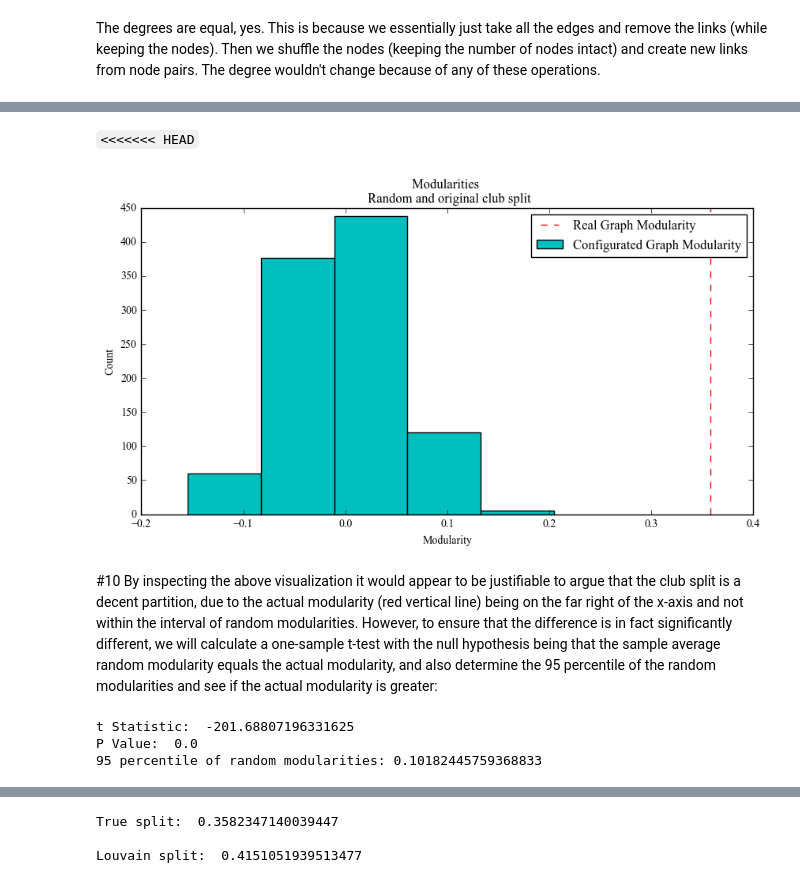
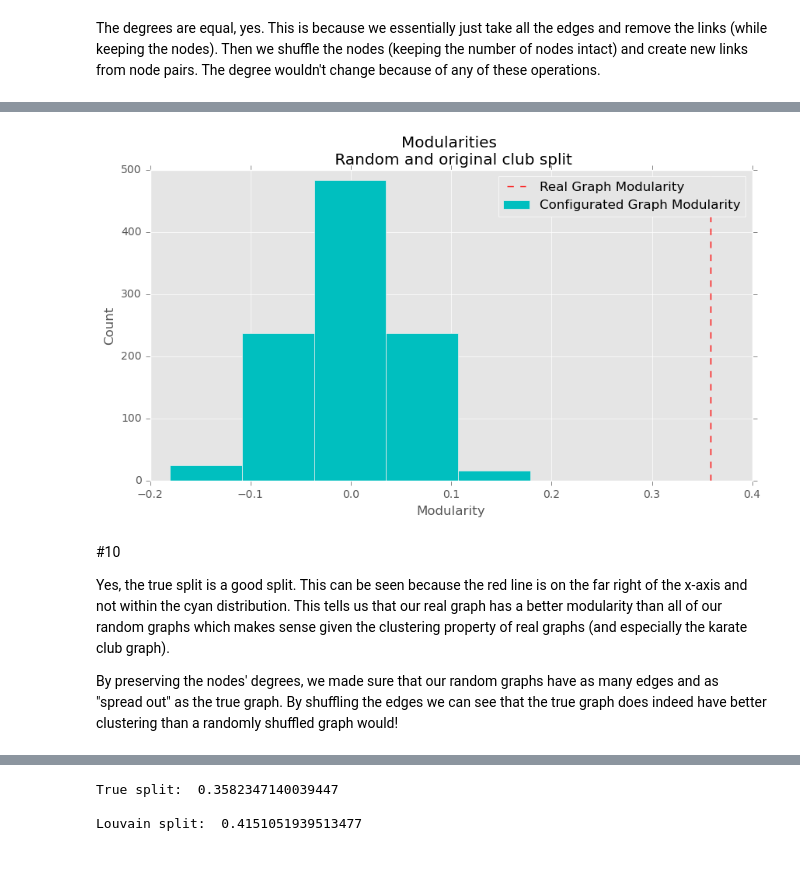
Before and after one commit to DanielHolmelund/Computational-Social-Science-02467, a Jupyter notebook: Assignment 2.ipynb, the cells around one changed output, grey strips where cells are left out. Saved outputs shown, nothing was run; the diff lists cells and outputs as text; code cells hidden in the pictures.

```diff
--- a/Assignment 2.ipynb
+++ b/Assignment 2.ipynb
@@ -496,0 +480,33 @@ with plt.style.context('ggplot'):
+# %%
+#1
+%matplotlib inline
+import networkx as nx
+import netwulf as nw
+import matplotlib.pyplot as plt
+
+# Visualize the graph using netwulf.
+G = nx.karate_club_graph()
+
+# Change 'club' node attribute to 'group'
+for k, v in G.nodes(data=True):
+    v['group'] = v['club']; del v['club']
+
+# Set node 'size' attributes
+for n, data in G.nodes(data=True):
+    data['size'] = G.degree[n]
+
+stylized_network, config = nw.visualize(G)
+fig, ax = nw.draw_netwulf(stylized_network)
+
+# get label index
+karate_label = nx.get_node_attributes(G, "group")
+labels = list(karate_label.values())
+idx_hi = [i for i, x in enumerate(labels) if x == "Mr. Hi"]
+idx_of = [i for i, x in enumerate(labels) if x == "Officer"]
+# Add labels
+for node in range(G.number_of_nodes()):
+    if node in idx_hi:
+        nw.add_node_label(ax, stylized_network, node, label = "Mr. Hi")
+    else:
+        nw.add_node_label(ax, stylized_network, node, label = "Officer")
+plt.show()
@@ -608,28 +625,19 @@ The std: 0.05667754275485545
-# %% [markdown]
-`<<<<<<< HEAD`
 # %%
 #9
-actual_modularity=modularity(G, [hi, officer])
+plt.style.use('ggplot')
 fig, ax = plt.subplots(figsize=(10,5), dpi=100)
 ax.hist(conf_mods, label="Configurated Graph Modularity", bins=5, color='c')
-ax.axvline(actual_modularity, linestyle='--', color='r', label="Real Graph Modularity")
+ax.axvline(modularity(G, [hi, officer]), linestyle='--', color='r', label="Real Graph Modularity")
 ax.set_title("Modularities \n Random and original club split")
 ax.set_xlabel("Modularity")
 ax.set_ylabel("Count")
 ax.legend()
 plt.show()
 # %% [output]
-[figure, old version]
+[figure, new version]
 # %% [markdown]
 \#10
-By inspecting the above visualization it would appear to be justifiable to argue that the club split is a decent partition, due to the actual modularity (red vertical line) being on the far right of the x-axis and not within the interval of random modularities. However, to ensure that the difference is in fact significantly different, we will calculate a one-sample t-test with the null hypothesis being that the sample average random modularity equals the actual modularity, and also determine the 95 percentile of the random modularities and see if the actual modularity is greater:
+
+Yes, the true split is a good split. This can be seen because the red line is on the far right of the x-axis and not within the cyan distribution. This tells us that our real graph has a better modularity than all of our random graphs which makes sense given the clustering property of real graphs (and especially the karate club graph).
+
+By preserving the nodes' degrees, we made sure that our random graphs have as many edges and as "spread out" as the true graph. By shuffling the edges we can see that the true graph does indeed have better clustering than a randomly shuffled graph would!
-# %%
-from scipy import stats
-tscore, pvalue = stats.ttest_1samp(conf_mods, popmean=actual_modularity)
-print("t Statistic: ", tscore)
-print("P Value: ", pvalue)
-print(f"95 percentile of random modularities: {np.percentile(conf_mods, 95)}")
-# %% [output]
-t Statistic:  -201.68807196331625
-P Value:  0.0
-95 percentile of random modularities: 0.10182445759368833
```
Also changed, not shown: parts of 44 cells of this notebook.
